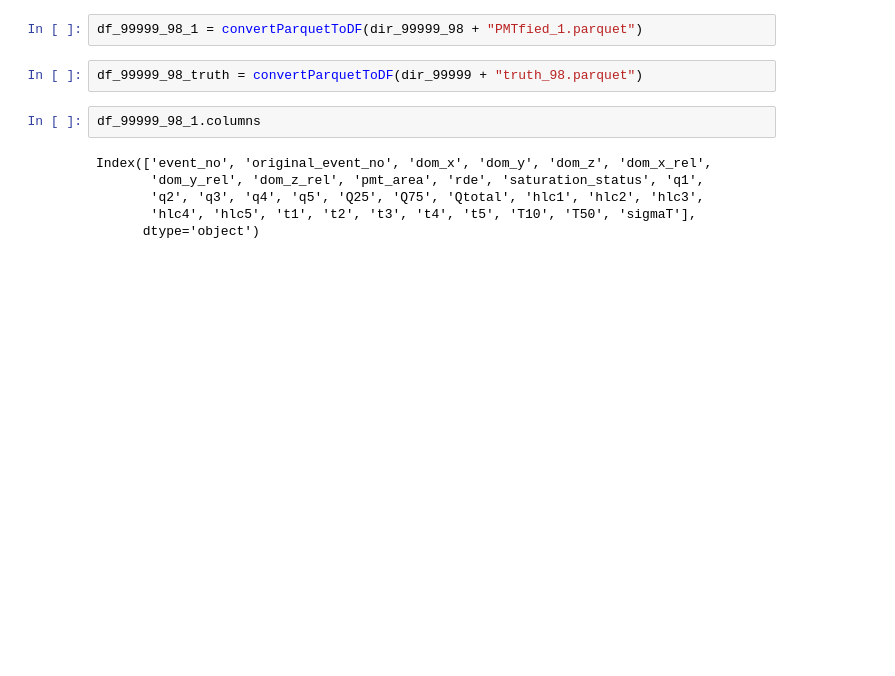
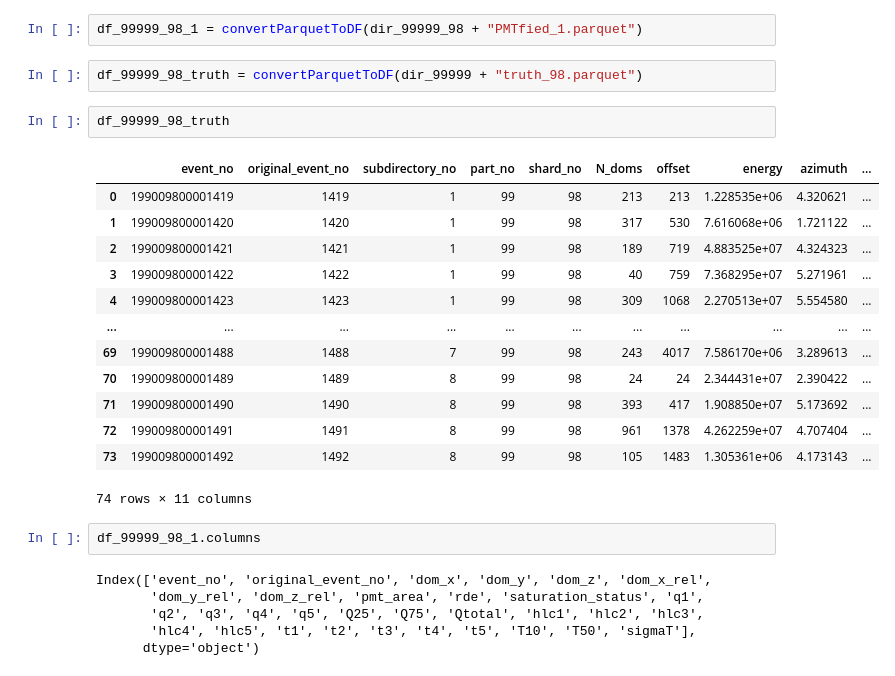
Before and after one commit to KUcyans/PMTfication, a Jupyter notebook: PMTficationVerify.ipynb, the cells around one changed output. Drawn from its saved outputs; the diff is of its cells as text; blank space fills up the shorter version.

```diff
--- a/PMTficationVerify.ipynb
+++ b/PMTficationVerify.ipynb
@@ -71,6 +89,22 @@ def convertParquetToDF(file:str) -> pd.DataFrame:
 df_99999_98_1 = convertParquetToDF(dir_99999_98 + "PMTfied_1.parquet")
 # %%
 df_99999_98_truth = convertParquetToDF(dir_99999 + "truth_98.parquet")
+# %%
+df_99999_98_truth
+# %% [output]
+|  | event_no | original_event_no | subdirectory_no | part_no | shard_no | N_doms | offset | energy | azimuth | ... |
+| 0 | 199009800001419 | 1419 | 1 | 99 | 98 | 213 | 213 | 1.228535e+06 | 4.320621 | ... |
+| 1 | 199009800001420 | 1420 | 1 | 99 | 98 | 317 | 530 | 7.616068e+06 | 1.721122 | ... |
+| 2 | 199009800001421 | 1421 | 1 | 99 | 98 | 189 | 719 | 4.883525e+07 | 4.324323 | ... |
+| 3 | 199009800001422 | 1422 | 1 | 99 | 98 | 40 | 759 | 7.368295e+07 | 5.271961 | ... |
+| 4 | 199009800001423 | 1423 | 1 | 99 | 98 | 309 | 1068 | 2.270513e+07 | 5.554580 | ... |
+| ... | ... | ... | ... | ... | ... | ... | ... | ... | ... | ... |
+| 69 | 199009800001488 | 1488 | 7 | 99 | 98 | 243 | 4017 | 7.586170e+06 | 3.289613 | ... |
+| 70 | 199009800001489 | 1489 | 8 | 99 | 98 | 24 | 24 | 2.344431e+07 | 2.390422 | ... |
+| 71 | 199009800001490 | 1490 | 8 | 99 | 98 | 393 | 417 | 1.908850e+07 | 5.173692 | ... |
+| 72 | 199009800001491 | 1491 | 8 | 99 | 98 | 961 | 1378 | 4.262259e+07 | 4.707404 | ... |
+| 73 | 199009800001492 | 1492 | 8 | 99 | 98 | 105 | 1483 | 1.305361e+06 | 4.173143 | ... |
+74 rows × 11 columns
 # %%
 df_99999_98_1.columns
 # %% [output]
```
Also changed, not shown: parts of 13 cells of this notebook, 41 other files.
